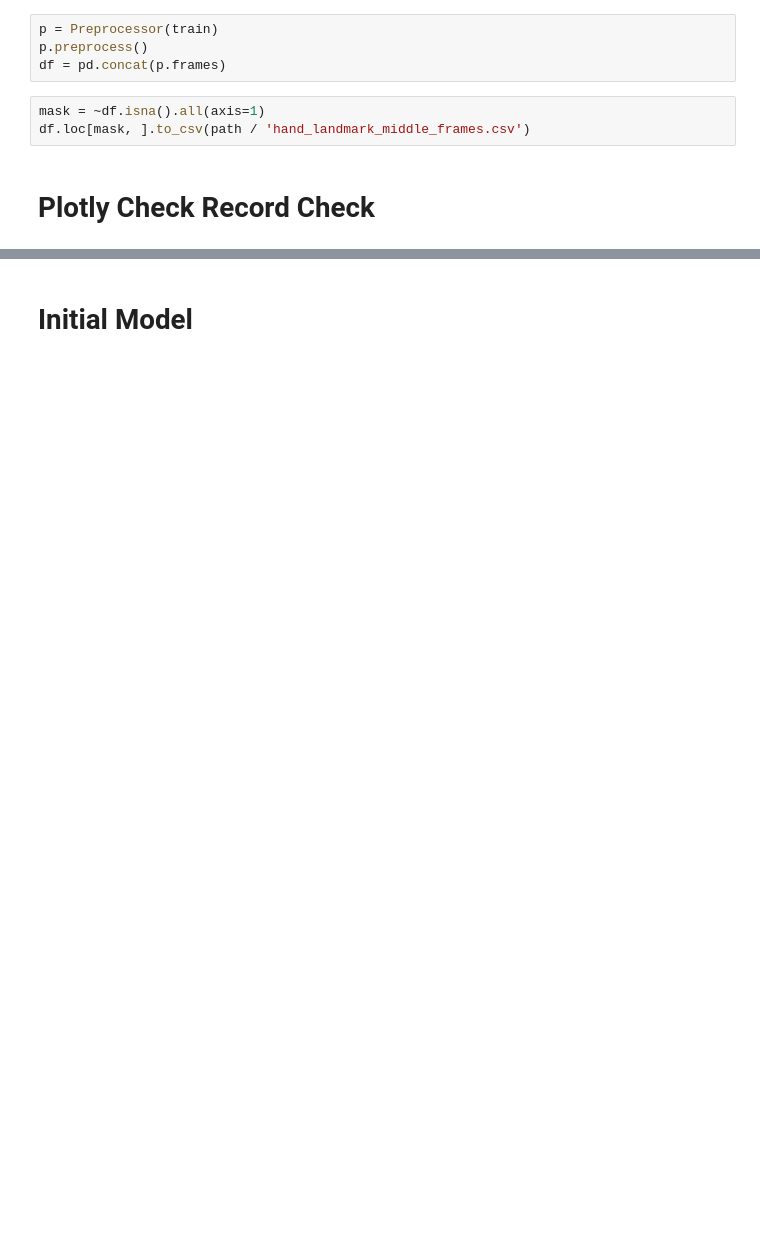
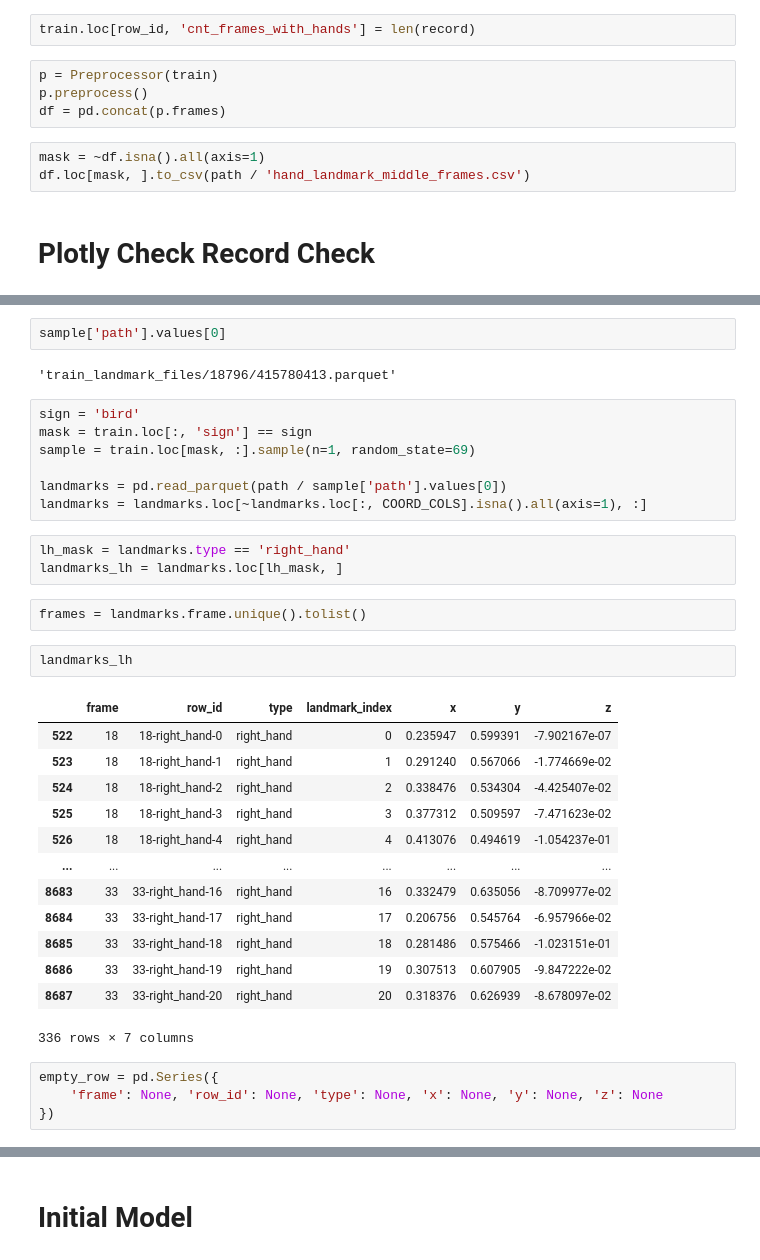
Before and after one commit to brendanfitz/kaggle, a Jupyter notebook: asl-signs/asl-signs.ipynb, the cells around one changed output, grey strips where cells are left out. Drawn from its saved outputs; the diff is of its cells as text; blank space fills up the shorter version.

```diff
--- a/asl-signs/asl-signs.ipynb
+++ b/asl-signs/asl-signs.ipynb
@@ -182,6 +229,8 @@ class Preprocessor:
         self.record.index = [self.row_id]
 
         return self.record
+# %%
+train.loc[row_id, 'cnt_frames_with_hands'] = len(record)
 # %%
 p = Preprocessor(train)
 p.preprocess()
@@ -211,0 +272,36 @@ px.scatter_3d(example_frame, x="x", y="y", z="z", color="type", hover_name='land
+# %%
+sample['path'].values[0]
+# %% [output]
+'train_landmark_files/18796/415780413.parquet'
+# %%
+sign = 'bird'
+mask = train.loc[:, 'sign'] == sign
+sample = train.loc[mask, :].sample(n=1, random_state=69)
+
+landmarks = pd.read_parquet(path / sample['path'].values[0])
+landmarks = landmarks.loc[~landmarks.loc[:, COORD_COLS].isna().all(axis=1), :]
+# %%
+lh_mask = landmarks.type == 'right_hand'
+landmarks_lh = landmarks.loc[lh_mask, ]
+# %%
+frames = landmarks.frame.unique().tolist()
+# %%
+landmarks_lh
+# %% [output]
+|  | frame | row_id | type | landmark_index | x | y | z |
+| 522 | 18 | 18-right_hand-0 | right_hand | 0 | 0.235947 | 0.599391 | -7.902167e-07 |
+| 523 | 18 | 18-right_hand-1 | right_hand | 1 | 0.291240 | 0.567066 | -1.774669e-02 |
+| 524 | 18 | 18-right_hand-2 | right_hand | 2 | 0.338476 | 0.534304 | -4.425407e-02 |
+| 525 | 18 | 18-right_hand-3 | right_hand | 3 | 0.377312 | 0.509597 | -7.471623e-02 |
+| 526 | 18 | 18-right_hand-4 | right_hand | 4 | 0.413076 | 0.494619 | -1.054237e-01 |
+| ... | ... | ... | ... | ... | ... | ... | ... |
+| 8683 | 33 | 33-right_hand-16 | right_hand | 16 | 0.332479 | 0.635056 | -8.709977e-02 |
+| 8684 | 33 | 33-right_hand-17 | right_hand | 17 | 0.206756 | 0.545764 | -6.957966e-02 |
+| 8685 | 33 | 33-right_hand-18 | right_hand | 18 | 0.281486 | 0.575466 | -1.023151e-01 |
+| 8686 | 33 | 33-right_hand-19 | right_hand | 19 | 0.307513 | 0.607905 | -9.847222e-02 |
+| 8687 | 33 | 33-right_hand-20 | right_hand | 20 | 0.318376 | 0.626939 | -8.678097e-02 |
+336 rows × 7 columns
+# %%
+empty_row = pd.Series({
+    'frame': None, 'row_id': None, 'type': None, 'x': None, 'y': None, 'z': None
+})
```
Also changed, not shown: parts of 16 cells of this notebook, 1 other file.
